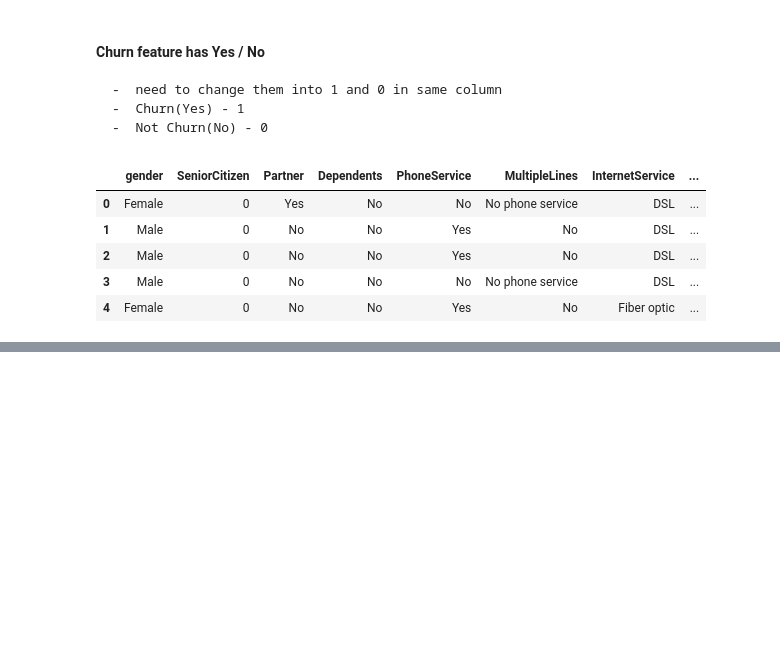
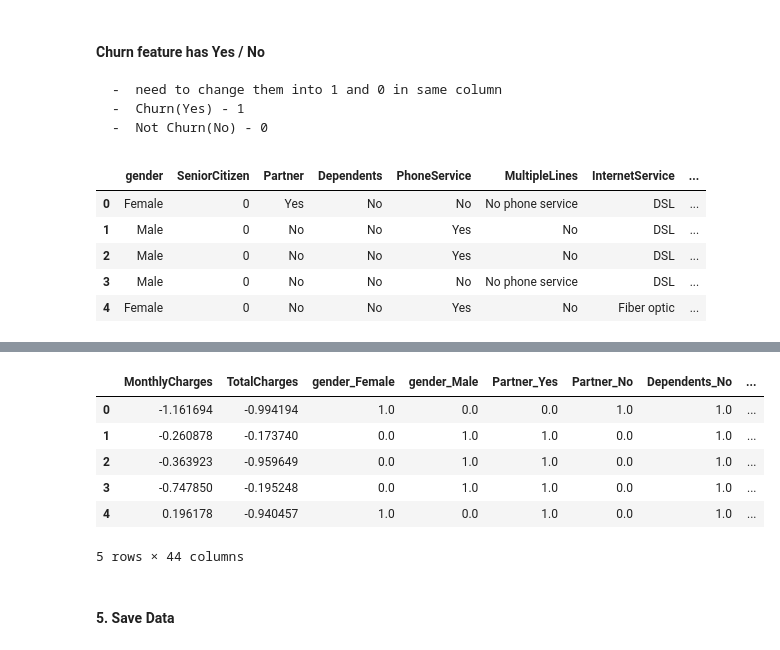
Before and after one commit to nadukayomal/telco-churn-prediction, a Jupyter notebook: notebooks/base_model/1_data_preparation.ipynb, the cells around one changed output, grey strips where cells are left out. Drawn from its saved outputs; the diff is of its cells as text; code cells hidden in the pictures; blank space fills up the shorter version.

Commit message:
feat : data preprocesses binnig encoding scaling save data

```diff
--- a/notebooks/base_model/1_data_preparation.ipynb
+++ b/notebooks/base_model/1_data_preparation.ipynb
@@ -104,0 +192,6 @@ df_preprocessing.head(5)
+# %%
+df_cp = df_preprocessing.copy()
+
+for feature in nominal_features:
+    unique_values = df_cp[feature].unique()
+    nominal_features_names.extend([f"{feature}_{val}" for val in unique_values])
@@ -104,0 +213,20 @@ df_preprocessing.head(5)
+# %%
+df_transformed = pd.DataFrame(
+                                preprocessor.fit_transform(df_cp),
+                                columns = numerical_features + nominal_features_names + ordinal_features
+                            )
+
+df_reminder = df_cp[reminder_features]
+df_pp = pd.concat([df_transformed, df_reminder], axis=1)
+# %%
+df_pp.head()
+# %% [output]
+|  | MonthlyCharges | TotalCharges | gender_Female | gender_Male | Partner_Yes | Partner_No | Dependents_No | ... |
+| 0 | -1.161694 | -0.994194 | 1.0 | 0.0 | 0.0 | 1.0 | 1.0 | ... |
+| 1 | -0.260878 | -0.173740 | 0.0 | 1.0 | 1.0 | 0.0 | 1.0 | ... |
+| 2 | -0.363923 | -0.959649 | 0.0 | 1.0 | 1.0 | 0.0 | 1.0 | ... |
+| 3 | -0.747850 | -0.195248 | 0.0 | 1.0 | 1.0 | 0.0 | 1.0 | ... |
+| 4 | 0.196178 | -0.940457 | 1.0 | 0.0 | 1.0 | 0.0 | 1.0 | ... |
+5 rows × 44 columns
+# %% [markdown]
+#### 5. Save Data
```
Also changed, not shown: parts of 7 cells of this notebook.
